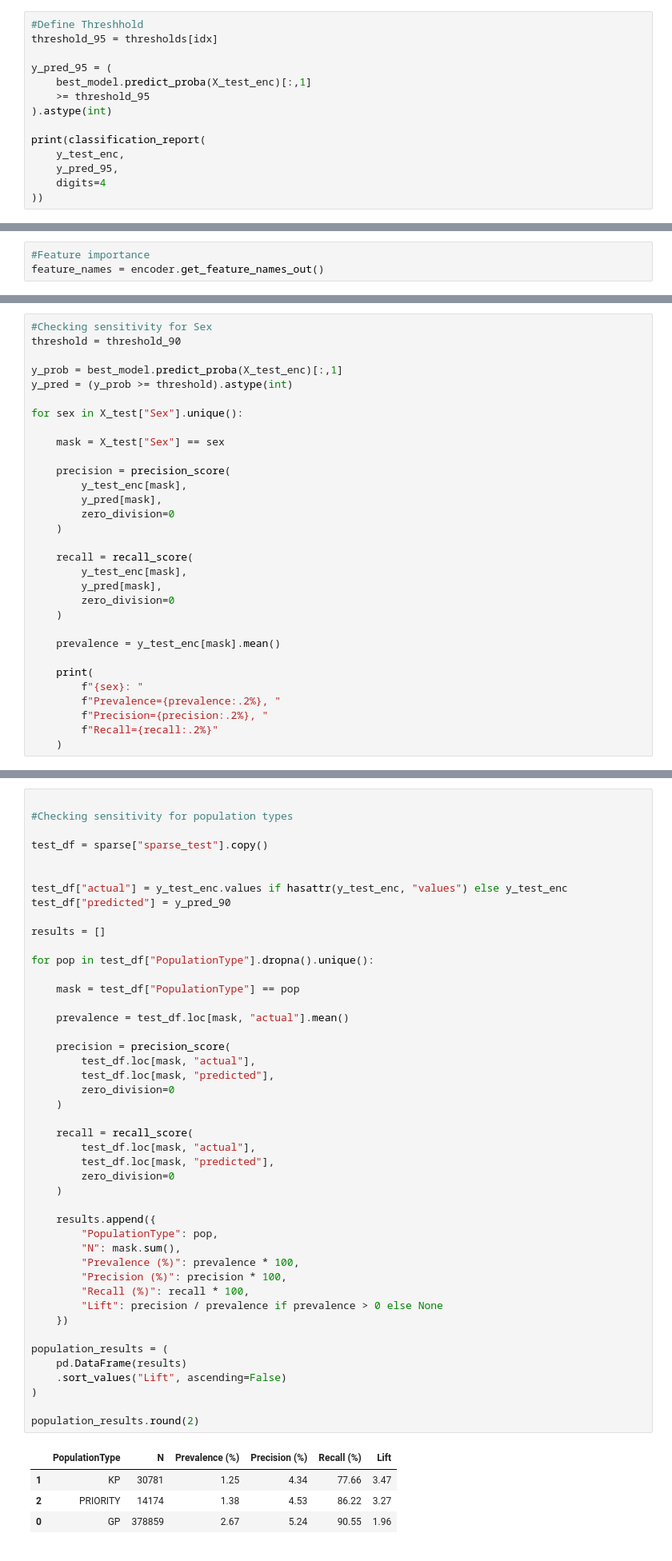
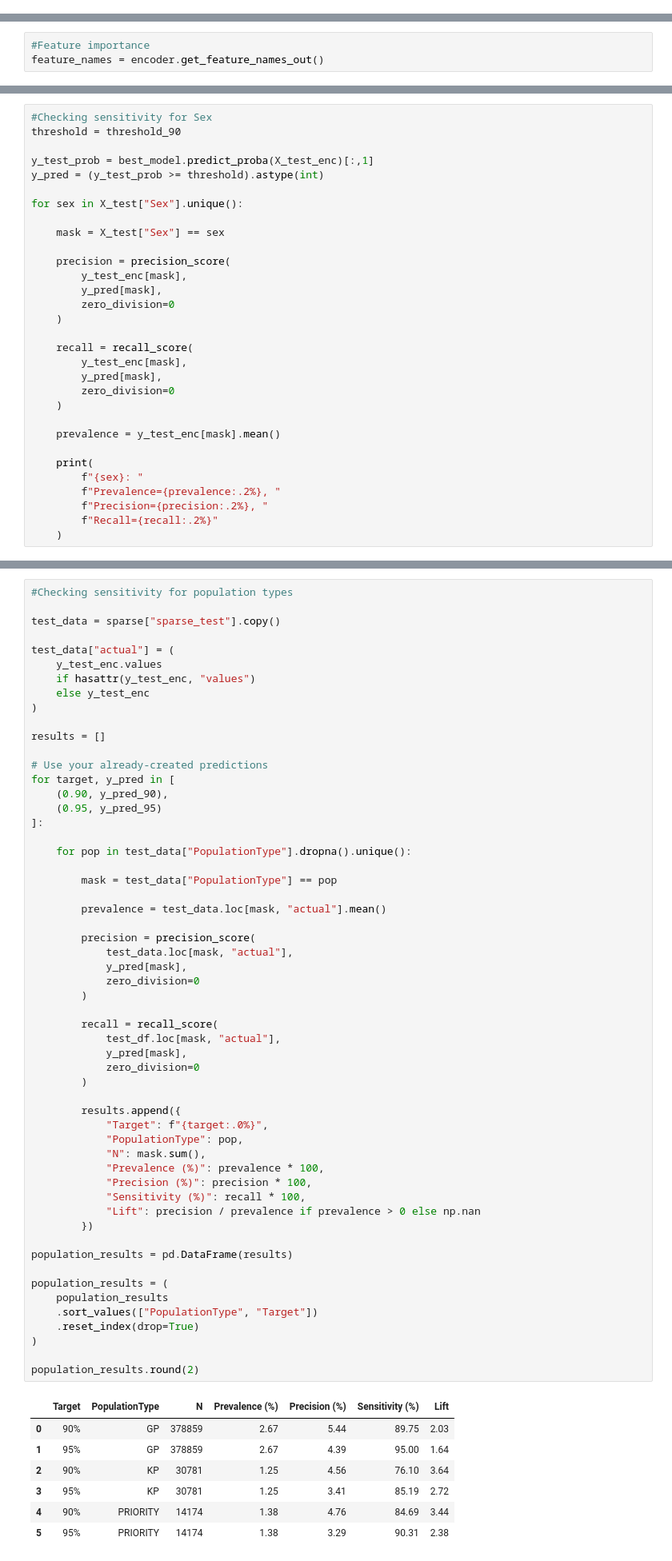
Before and after one commit to FridaOyucho/HTS-Model-, a Jupyter notebook: xGBoostModelreviewed.ipynb, the cells around one changed output, grey strips where cells are left out. Shown at 80% size. Drawn from its saved outputs; the diff is of its cells as text.

```diff
--- a/xGBoostModelreviewed.ipynb
+++ b/xGBoostModelreviewed.ipynb
@@ -522,14 +684,0 @@ Test the model at 95% sensitivity
-# %%
-#Define Threshhold
-threshold_95 = thresholds[idx]
-
-y_pred_95 = (
-    best_model.predict_proba(X_test_enc)[:,1]
-    >= threshold_95
-).astype(int)
-
-print(classification_report(
-    y_test_enc,
-    y_pred_95,
-    digits=4
-))
@@ -721,8 +807,8 @@ The model appears to rely heavily on:
 #Checking sensitivity for Sex
 threshold = threshold_90
 
-y_prob = best_model.predict_proba(X_test_enc)[:,1]
-y_pred = (y_prob >= threshold).astype(int)
+y_test_prob = best_model.predict_proba(X_test_enc)[:,1]
+y_pred = (y_test_prob >= threshold).astype(int)
 
 for sex in X_test["Sex"].unique():
 
@@ -768,52 +854,66 @@ Index(['PopulationType', 'KeyPopulation', 'PriorityPopulation',
        'ReceivedTB', 'ReceivedSTI', 'dayofweek'],
       dtype='str')
 # %%
-
 #Checking sensitivity for population types
 
-test_df = sparse["sparse_test"].copy()
+test_data = sparse["sparse_test"].copy()
 
-
-test_df["actual"] = y_test_enc.values if hasattr(y_test_enc, "values") else y_test_enc
-test_df["predicted"] = y_pred_90
+test_data["actual"] = (
+    y_test_enc.values
+    if hasattr(y_test_enc, "values")
+    else y_test_enc
+)
 
 results = []
 
-for pop in test_df["PopulationType"].dropna().unique():
+# Use your already-created predictions
+for target, y_pred in [
+    (0.90, y_pred_90),
+    (0.95, y_pred_95)
+]:
 
-    mask = test_df["PopulationType"] == pop
+    for pop in test_data["PopulationType"].dropna().unique():
 
-    prevalence = test_df.loc[mask, "actual"].mean()
+        mask = test_data["PopulationType"] == pop
 
-    precision = precision_score(
-        test_df.loc[mask, "actual"],
-        test_df.loc[mask, "predicted"],
-        zero_division=0
-    )
+        prevalence = test_data.loc[mask, "actual"].mean()
 
-    recall = recall_score(
-        test_df.loc[mask, "actual"],
-        test_df.loc[mask, "predicted"],
-        zero_division=0
-    )
+        precision = precision_score(
+            test_data.loc[mask, "actual"],
+            y_pred[mask],
+            zero_division=0
+        )
 
-    results.append({
-        "PopulationType": pop,
-        "N": mask.sum(),
-        "Prevalence (%)": prevalence * 100,
-        "Precision (%)": precision * 100,
-        "Recall (%)": recall * 100,
-        "Lift": precision / prevalence if prevalence > 0 else None
-    })
+        recall = recall_score(
+            test_df.loc[mask, "actual"],
+            y_pred[mask],
+            zero_division=0
+        )
+
+        results.append({
+            "Target": f"{target:.0%}",
+            "PopulationType": pop,
+            "N": mask.sum(),
+            "Prevalence (%)": prevalence * 100,
+            "Precision (%)": precision * 100,
+            "Sensitivity (%)": recall * 100,
+            "Lift": precision / prevalence if prevalence > 0 else np.nan
+        })
+
+population_results = pd.DataFrame(results)
 
 population_results = (
-    pd.DataFrame(results)
-    .sort_values("Lift", ascending=False)
+    population_results
+    .sort_values(["PopulationType", "Target"])
+    .reset_index(drop=True)
 )
 
 population_results.round(2)
 # %% [output]
-|  | PopulationType | N | Prevalence (%) | Precision (%) | Recall (%) | Lift |
-| 1 | KP | 30781 | 1.25 | 4.34 | 77.66 | 3.47 |
-| 2 | PRIORITY | 14174 | 1.38 | 4.53 | 86.22 | 3.27 |
-| 0 | GP | 378859 | 2.67 | 5.24 | 90.55 | 1.96 |
+|  | Target | PopulationType | N | Prevalence (%) | Precision (%) | Sensitivity (%) | Lift |
+| 0 | 90% | GP | 378859 | 2.67 | 5.44 | 89.75 | 2.03 |
+| 1 | 95% | GP | 378859 | 2.67 | 4.39 | 95.00 | 1.64 |
+| 2 | 90% | KP | 30781 | 1.25 | 4.56 | 76.10 | 3.64 |
+| 3 | 95% | KP | 30781 | 1.25 | 3.41 | 85.19 | 2.72 |
+| 4 | 90% | PRIORITY | 14174 | 1.38 | 4.76 | 84.69 | 3.44 |
+| 5 | 95% | PRIORITY | 14174 | 1.38 | 3.29 | 90.31 | 2.38 |
```
Also changed, not shown: parts of 35 cells of this notebook.
